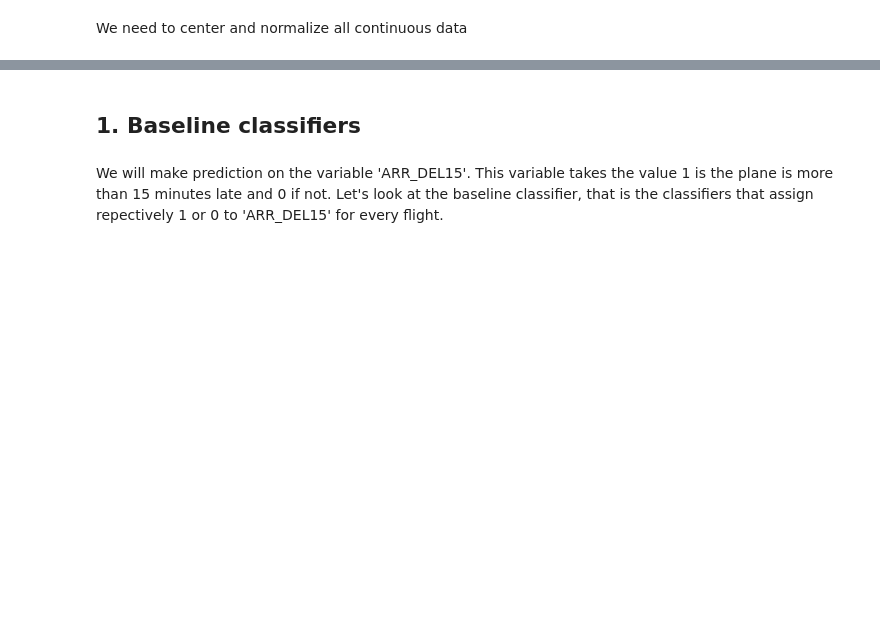
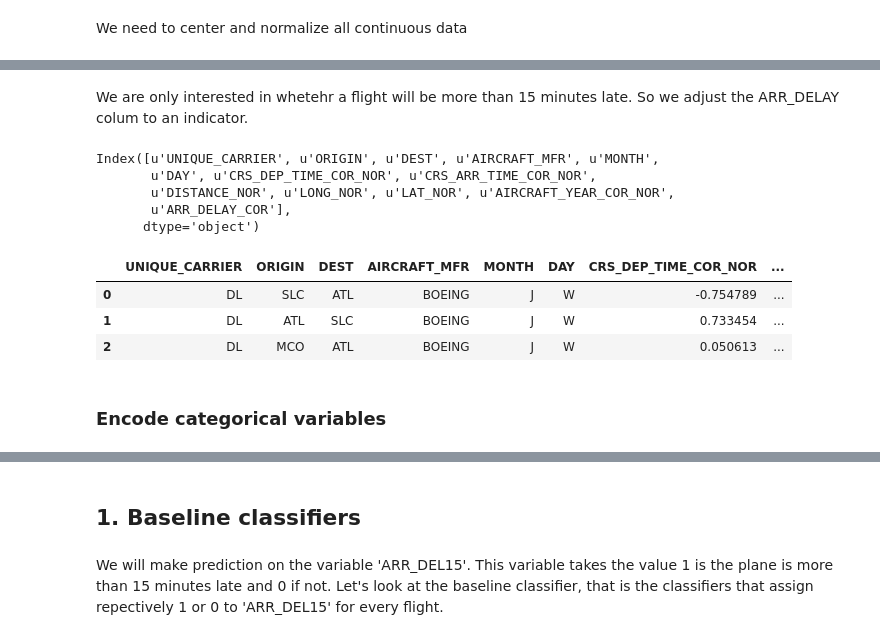
Before and after one commit to LeonhardFS/flightbbq, a Jupyter notebook: 04_PredictiveAnalytics.ipynb, the cells around one changed output, grey strips where cells are left out. Cells and saved outputs as stored; diff of their text form; code cells hidden in the pictures; blank space fills up the shorter version.

```diff
--- a/04_PredictiveAnalytics.ipynb
+++ b/04_PredictiveAnalytics.ipynb
@@ -217,0 +212,9 @@ pd.get_dummies(data2014['DEST_STATE_ABR'])
+# %%
+%%time
+monlist, daylist = adjust_time(dataRes)
+print "OK"
+dataRes['MONTH'] = pd.Series(monlist, index=dataRes.index)
+dataRes['DAY'] = pd.Series(daylist, index=dataRes.index)
+if 'FL_DATE' in dataRes.columns:
+    dataRes.drop('FL_DATE', axis = 1, inplace= True)
+print dataRes.columns
@@ -219,0 +232,9 @@ pd.get_dummies(data2014['DEST_STATE_ABR'])
+# %%
+%%time
+ti = lambda x: x/100*60+x%100
+print "before change: ", dataRes.CRS_ARR_TIME[:2]
+dataRes['CRS_ARR_TIME_COR'] = dataRes.CRS_ARR_TIME.map(ti)
+dataRes['CRS_DEP_TIME_COR'] = dataRes.CRS_DEP_TIME.map(ti)
+dataRes.drop(['CRS_DEP_TIME', 'CRS_ARR_TIME'], axis = 1, inplace = True)
+print
+print "after change: ", dataRes.CRS_ARR_TIME_COR[:2]
@@ -220,5 +250,10 @@ pd.get_dummies(data2014['DEST_STATE_ABR'])
 # %% [markdown]
 We need to center and normalize all continuous data
+# %%
+# # change the age of the aircraft from a string type to an integer type
+dataRes.drop(dataRes[dataRes.AIRCRAFT_YEAR =='    '].index, inplace = True)
+dataRes['AIRCRAFT_YEAR_COR'] = dataRes.AIRCRAFT_YEAR.map(lambda x: int(x))
+dataRes.drop('AIRCRAFT_YEAR', axis = 1, inplace = True)
 # %%
 def normalize(array):
     mean = np.mean(array)
@@ -263,0 +288,20 @@ data2014.head(1)
+# %% [markdown]
+We are only interested in whetehr a flight will be more than 15 minutes late. So we adjust the ARR_DELAY colum to an indicator.
+# %%
+dataRes['ARR_DELAY_COR'] = dataRes.ARR_DELAY.map(lambda x: (x >= 15))
+dataRes.drop('ARR_DELAY', axis = 1, inplace = True)
+# %%
+print dataRes.columns
+dataRes.head(3)
+# %% [output]
+Index([u'UNIQUE_CARRIER', u'ORIGIN', u'DEST', u'AIRCRAFT_MFR', u'MONTH',
+       u'DAY', u'CRS_DEP_TIME_COR_NOR', u'CRS_ARR_TIME_COR_NOR',
+       u'DISTANCE_NOR', u'LONG_NOR', u'LAT_NOR', u'AIRCRAFT_YEAR_COR_NOR',
+       u'ARR_DELAY_COR'],
+      dtype='object')
+|  | UNIQUE_CARRIER | ORIGIN | DEST | AIRCRAFT_MFR | MONTH | DAY | CRS_DEP_TIME_COR_NOR | ... |
+| 0 | DL | SLC | ATL | BOEING | J | W | -0.754789 | ... |
+| 1 | DL | ATL | SLC | BOEING | J | W | 0.733454 | ... |
+| 2 | DL | MCO | ATL | BOEING | J | W | 0.050613 | ... |
+# %% [markdown]
+### Encode categorical variables
```
Also changed, not shown: parts of 54 cells of this notebook.
